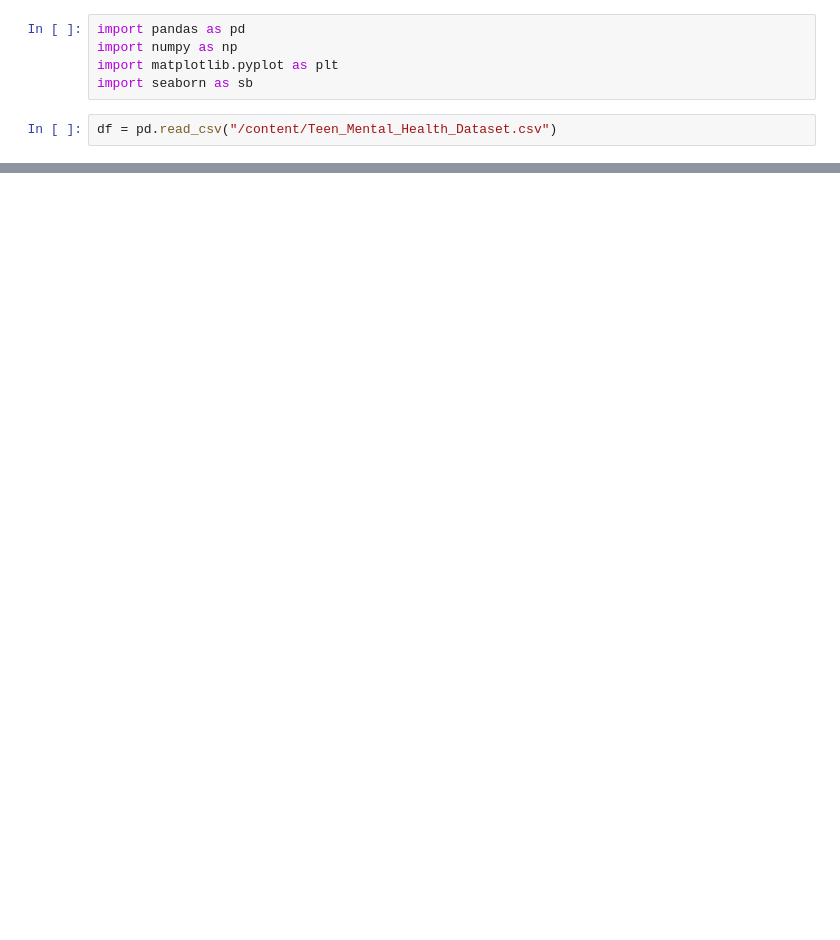
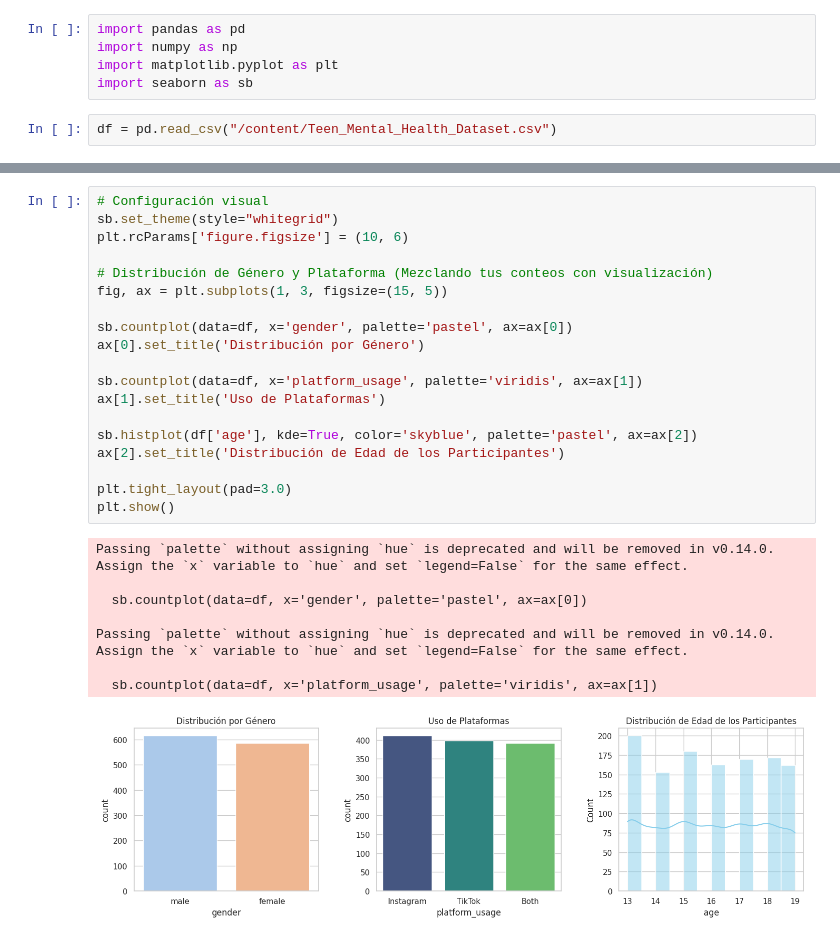
Before and after one commit to EricFlores1808/MINERIA_EF_LS_1, a Jupyter notebook: SocialMediaImpact.ipynb, the cells around one changed output, grey strips where cells are left out. Drawn from its saved outputs; the diff is of its cells as text; blank space fills up the shorter version.

```diff
--- a/SocialMediaImpact.ipynb
+++ b/SocialMediaImpact.ipynb
@@ -97,0 +118,28 @@ df.describe().round()
+# %%
+# Configuración visual
+sb.set_theme(style="whitegrid")
+plt.rcParams['figure.figsize'] = (10, 6)
+
+# Distribución de Género y Plataforma (Mezclando tus conteos con visualización)
+fig, ax = plt.subplots(1, 3, figsize=(15, 5))
+
+sb.countplot(data=df, x='gender', palette='pastel', ax=ax[0])
+ax[0].set_title('Distribución por Género')
+
+sb.countplot(data=df, x='platform_usage', palette='viridis', ax=ax[1])
+ax[1].set_title('Uso de Plataformas')
+
+sb.histplot(df['age'], kde=True, color='skyblue', palette='pastel', ax=ax[2])
+ax[2].set_title('Distribución de Edad de los Participantes')
+
+plt.tight_layout(pad=3.0)
+plt.show()
+# %% [output]
+Passing `palette` without assigning `hue` is deprecated and will be removed in v0.14.0. Assign the `x` variable to `hue` and set `legend=False` for the same effect.
+
+  sb.countplot(data=df, x='gender', palette='pastel', ax=ax[0])
+
+Passing `palette` without assigning `hue` is deprecated and will be removed in v0.14.0. Assign the `x` variable to `hue` and set `legend=False` for the same effect.
+
+  sb.countplot(data=df, x='platform_usage', palette='viridis', ax=ax[1])
+[figure, added]
```
Also changed, not shown: parts of 12 cells of this notebook.
